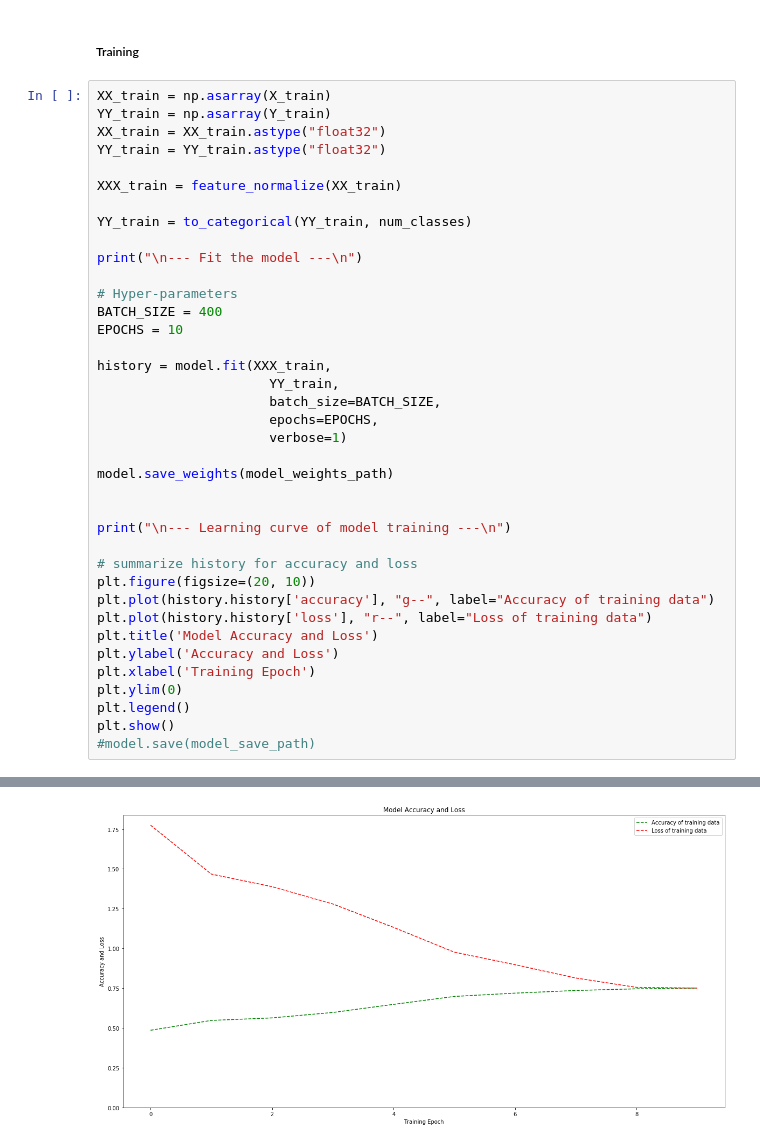
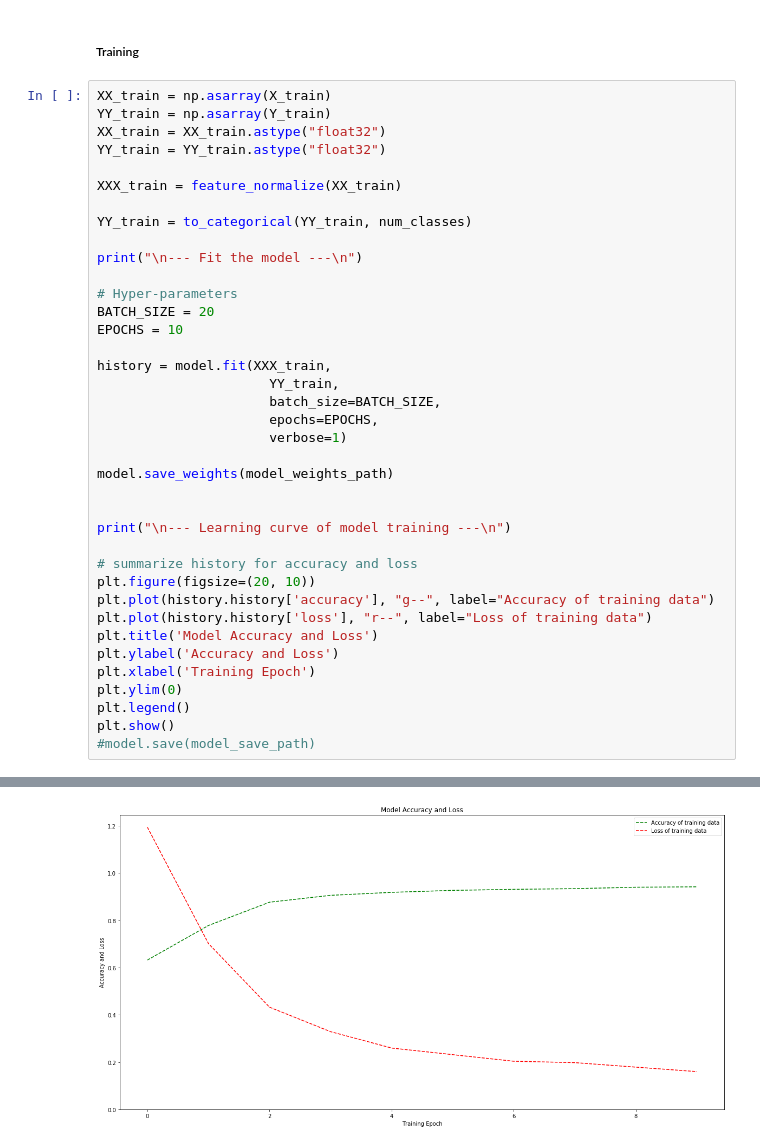
Before and after one commit to Elizaveta99/Course_work, a Jupyter notebook: cnn_code/training.ipynb, the cells around one changed output, grey strips where cells are left out. Saved outputs shown, nothing was run; the diff lists cells and outputs as text.

```diff
--- a/cnn_code/training.ipynb
+++ b/cnn_code/training.ipynb
@@ -122,7 +120,7 @@ YY_train = to_categorical(YY_train, num_classes)
 print("\n--- Fit the model ---\n")
 
 # Hyper-parameters
-BATCH_SIZE = 400
+BATCH_SIZE = 20
 EPOCHS = 10
 
 history = model.fit(XXX_train,
@@ -166,3 +164,3 @@ Epoch 10/10
 
 --- Learning curve of model training ---
-[figure, old version]
+[figure, new version]
```
Also changed, not shown: parts of 3 cells of this notebook, 3 other files.
